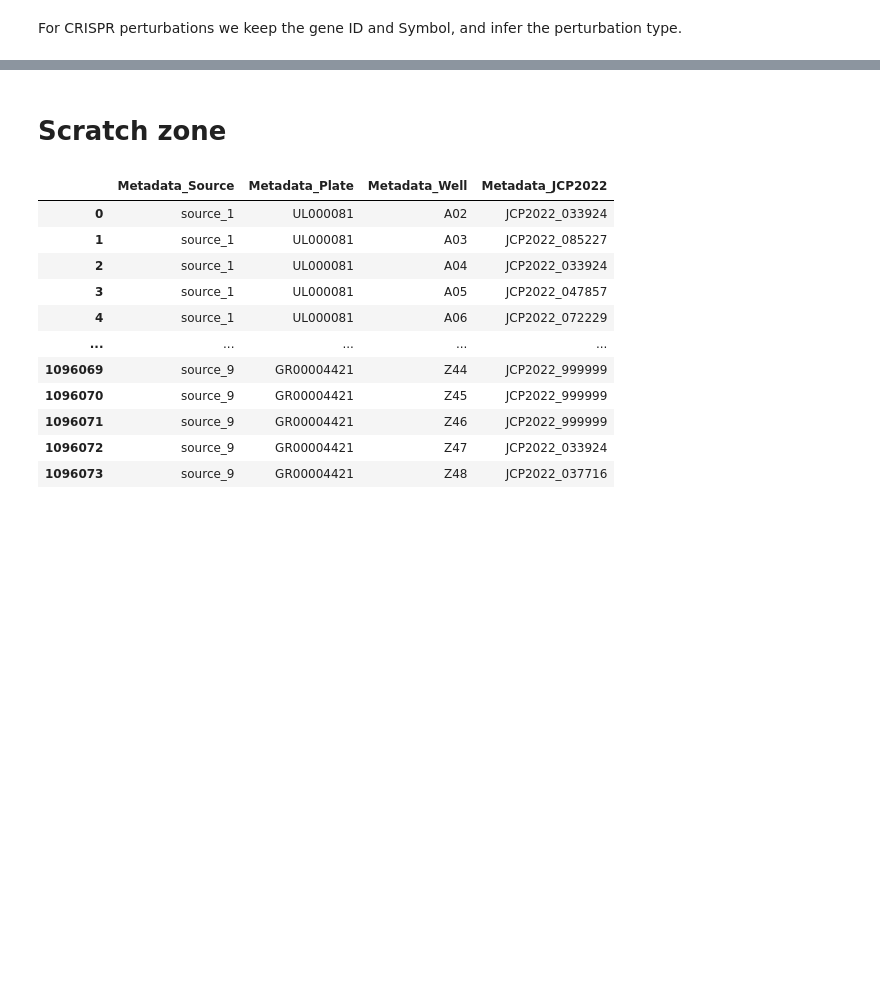
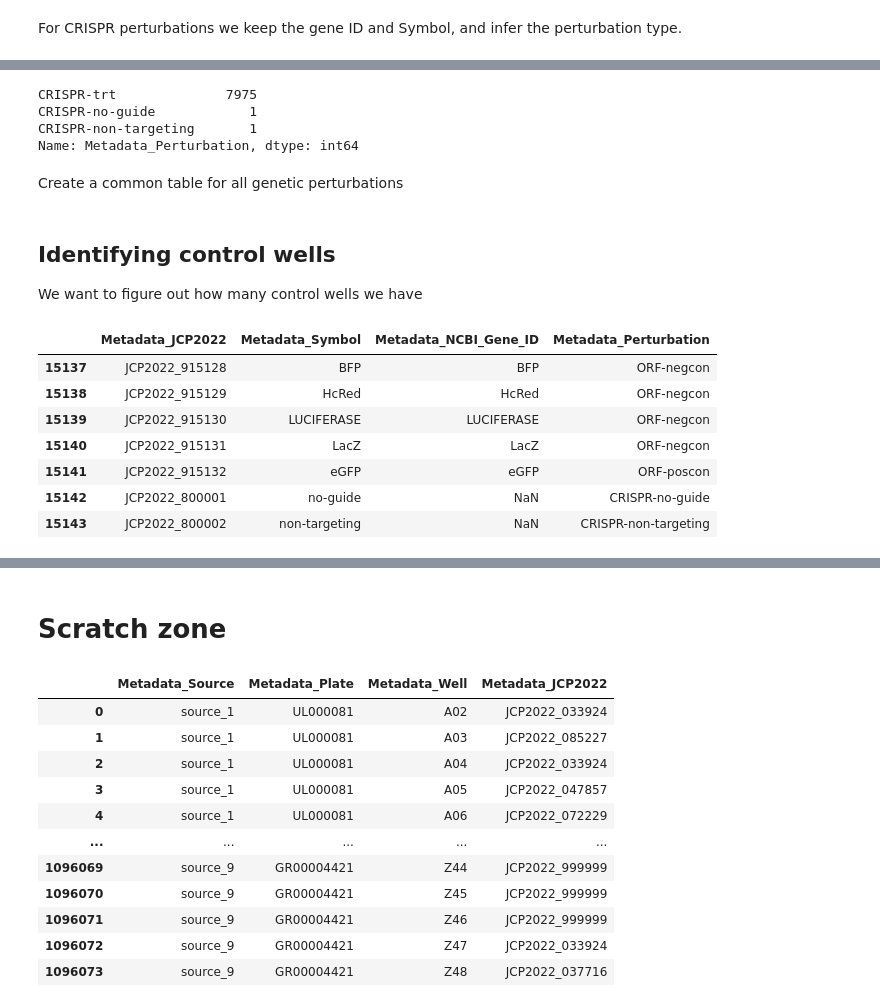
Before and after one commit to Craven-Biostat-Lab/morphology-prediction, a Jupyter notebook: data-loading.ipynb, the cells around one changed output, grey strips where cells are left out. Cells and saved outputs as stored; diff of their text form; code cells hidden in the pictures; blank space fills up the shorter version.

```diff
--- a/data-loading.ipynb
+++ b/data-loading.ipynb
@@ -133 +121,10 @@ crispr_meta
 7977 rows × 4 columns
+# %%
+crispr_meta.Metadata_Perturbation.value_counts()
+# %% [output]
+CRISPR-trt              7975
+CRISPR-no-guide            1
+CRISPR-non-targeting       1
+Name: Metadata_Perturbation, dtype: int64
+# %% [markdown]
+Create a common table for all genetic perturbations
@@ -133,0 +133,16 @@ crispr_meta
+# %% [markdown]
+## Identifying control wells
+
+We want to figure out how many control wells we have
+# %%
+control_conditions = gene_meta[gene_meta.Metadata_Perturbation.isin({'ORF-negcon', 'ORF-poscon', 'CRISPR-no-guide', 'CRISPR-non-targeting'})]
+control_conditions
+# %% [output]
+|  | Metadata_JCP2022 | Metadata_Symbol | Metadata_NCBI_Gene_ID | Metadata_Perturbation |
+| 15137 | JCP2022_915128 | BFP | BFP | ORF-negcon |
+| 15138 | JCP2022_915129 | HcRed | HcRed | ORF-negcon |
+| 15139 | JCP2022_915130 | LUCIFERASE | LUCIFERASE | ORF-negcon |
+| 15140 | JCP2022_915131 | LacZ | LacZ | ORF-negcon |
+| 15141 | JCP2022_915132 | eGFP | eGFP | ORF-poscon |
+| 15142 | JCP2022_800001 | no-guide | NaN | CRISPR-no-guide |
+| 15143 | JCP2022_800002 | non-targeting | NaN | CRISPR-non-targeting |
```
Also changed, not shown: parts of 18 cells of this notebook.
